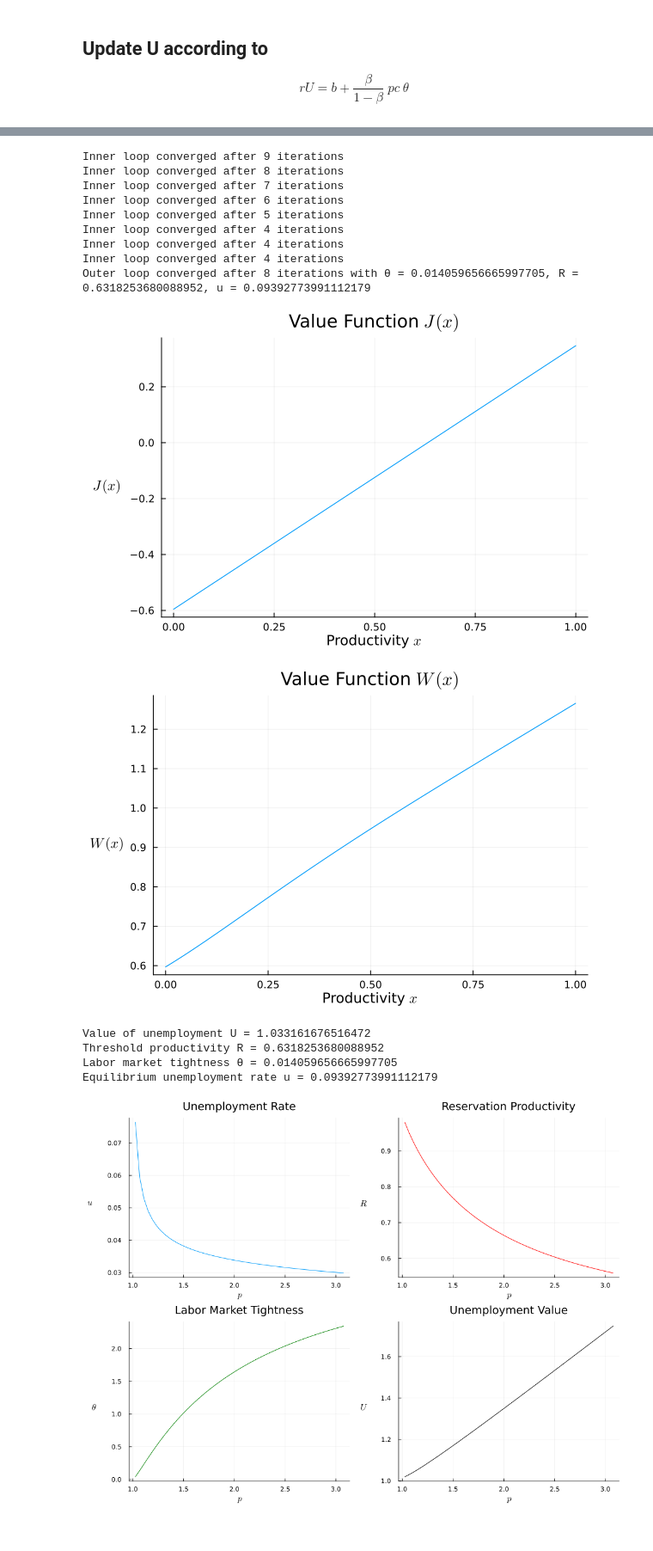
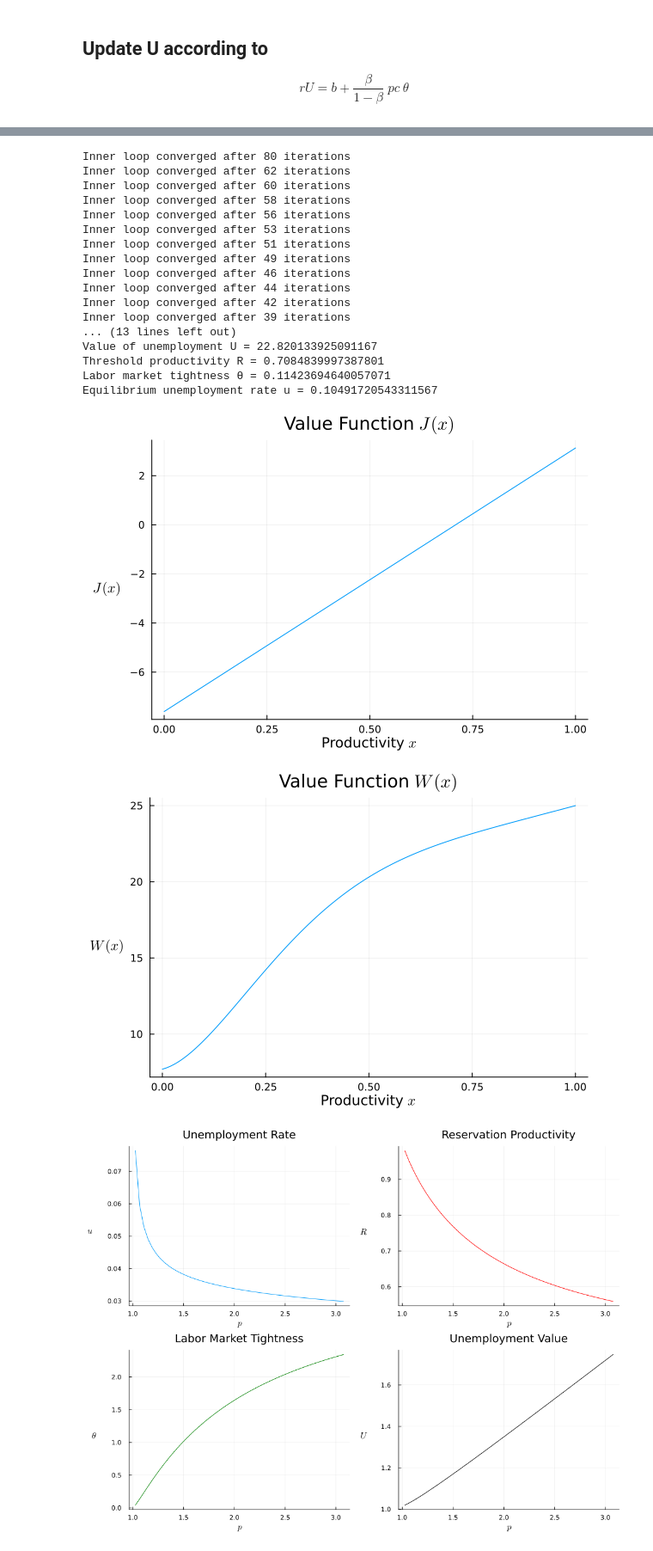
Before and after one commit to RamziChariag/DMP_labour_market_choice, a Jupyter notebook: code/two_sided_endo_JD.ipynb, the cells around one changed output, grey strips where cells are left out. Shown at 86% size. Drawn from its saved outputs; the diff is of its cells as text; code cells hidden in the pictures.

```diff
--- a/code/two_sided_endo_JD.ipynb
+++ b/code/two_sided_endo_JD.ipynb
@@ -166,0 +216,6 @@ plot(x -> ℓ(x), -0.1, 1.1, label="ℓ(x) (Beta)", legend=:topright,
+# %%
+grid_x = collect(range(0.0, 1.0, length=50))
+ℓ = beta_dist(0.7, 0.9)[1]
+ℓ_prime = beta_dist(0.7, 0.9; grid=grid_x)[1]
+plot(x -> ℓ(x), -0.1, 1.1, label="ℓ(x) (Beta)", legend=:topright,
+     xlabel="x", ylabel="Density", title="Beta PDF ℓ(x)")
@@ -320,7 +388,7 @@ function main_vfi()
     p = 1.61    # General productivity
     μₓ = 2    # Mean of productivity distribution
     σₓ = 5   # Standard deviation of productivity distribution
-    r = 0.9847  # Discount rate
+    r = 0.05  # Discount rate
     λ = 0.04  # Job separation rate
     c = 1.15  # Job creation cost
     b = 1.00  # Unemployment benefits
@@ -416,7 +484,7 @@ function check_convergence!(in_a_row::Int, θ_current::Float64, θ_old::Float64,
 end
 
 # Iterate the Value functions for J(x) and W(x)
-function solve_job_market_vfi(p::JobMarketProblem; max_outer_iter::Int=3_000, max_inner_iter::Int=100, tol::Float64=1e-6,
+function solve_job_market_vfi(p::JobMarketProblem; max_outer_iter::Int=500, max_inner_iter::Int=100, tol::Float64=1e-6,
                               verbose_model::Bool=false, verbose_vfi::Bool=false, verbose::Bool=false)
     nx = grid_sizes.x_grid
     J = zeros(nx)
@@ -490,11 +558,11 @@ function main_vfi(verbose_model::Bool=false, verbose_vfi::Bool=false, verbose::B
     p = 1.61    # General productivity
     μₓ = 2    # Mean of productivity distribution
     σₓ = 5   # Standard deviation of productivity distribution
-    r = 0.9847  # Discount rate
+    r = 0.98  # Discount rate
     λ = 0.04  # Job separation rate
     c = 1.15  # Job creation cost
-    b = 1.00  # Unemployment benefits
-    β = 0.4  # Bargaining power of workers
+    b = 0.00  # Unemployment benefits
+    β = 0.5  # Bargaining power of workers
     η = 0.77  # Elasticity of matching function
     θ = 0.1  # Initial guess for tightness
     R = 0.6  # Initial guess for Reservation productivity
@@ -688,12 +757,12 @@ function main_vfi(verbose_model::Bool=false, verbose_vfi::Bool=false, verbose::B
     p = 1.61    # General productivity
     μₓ = 2    # Mean of productivity distribution
     σₓ = 5   # Standard deviation of productivity distribution
-    r = 0.9847  # Discount rate
+    r = 0.05  # Discount rate
     λ = 0.04  # Job separation rate
     c = 1.15  # Job creation cost
     b = 1.00  # Unemployment benefits
     β = 0.4  # Bargaining power of workers
-    η = 0.77  # Elasticity of matching function
+    η = 0.5  # Elasticity of matching function
     θ = 0.1  # Initial guess for tightness
     R = 0.6  # Initial guess for Reservation productivity
     A = 0.2   # Matching technology
@@ -712,48 +781,52 @@ function main_vfi(verbose_model::Bool=false, verbose_vfi::Bool=false, verbose::B
     J, W, U, R, θ, u = solve_job_market_vfi(problem, verbose_model=verbose_model, verbose_vfi=verbose_vfi, verbose=verbose)
 
     # Plot the results
     J_plot = plot(grid_x, J,
         title=L"Value Function $J(x)$",
         xlabel=L"Productivity $x$",
         ylabel=L"$J(x)$", label="",
         yguidefontrotation=-90,
         left_margin = 8mm
     )
     display(J_plot)
 
     W_plot = plot(grid_x, W,
         title=L"Value Function $W(x)$",
         xlabel=L"Productivity $x$",
         ylabel=L"$W(x)$", label="",
         yguidefontrotation=-90,
         left_margin = 8mm
     )
     display(W_plot)
 
     println("Value of unemployment U = $U")
     println("Threshold productivity R = $R")
     println("Labor market tightness θ = $θ")
     println("Equilibrium unemployment rate u = $u")
 end
 
 # Call with verbosity levels
 main_vfi(true, true, true)
 # %% [output]
-Inner loop converged after 9 iterations
-Inner loop converged after 8 iterations
-Inner loop converged after 7 iterations
-Inner loop converged after 6 iterations
-Inner loop converged after 5 iterations
-Inner loop converged after 4 iterations
-Inner loop converged after 4 iterations
-Inner loop converged after 4 iterations
-Outer loop converged after 8 iterations with θ = 0.014059656665997705, R = 0.6318253680088952, u = 0.09392773991112179
+Inner loop converged after 80 iterations
+Inner loop converged after 62 iterations
+Inner loop converged after 60 iterations
+Inner loop converged after 58 iterations
+Inner loop converged after 56 iterations
+Inner loop converged after 53 iterations
+Inner loop converged after 51 iterations
+Inner loop converged after 49 iterations
+Inner loop converged after 46 iterations
+Inner loop converged after 44 iterations
+Inner loop converged after 42 iterations
+Inner loop converged after 39 iterations
+... (13 lines left out)
+Value of unemployment U = 22.820133925091167
+Threshold productivity R = 0.7084839997387801
+Labor market tightness θ = 0.11423694640057071
+Equilibrium unemployment rate u = 0.10491720543311567
-[figure, old version]
+[figure, new version]
-[figure, old version]
+[figure, new version]
-Value of unemployment U = 1.033161676516472
-Threshold productivity R = 0.6318253680088952
-Labor market tightness θ = 0.014059656665997705
-Equilibrium unemployment rate u = 0.09392773991112179
 # %%
 function p_plots(verbose_model::Bool=false, verbose_vfi::Bool=false, verbose::Bool=false)
     # Parameters (varying p around p_bar, plus and minus a percentage)
```
Also changed, not shown: parts of 7 cells of this notebook, 6 other files.
